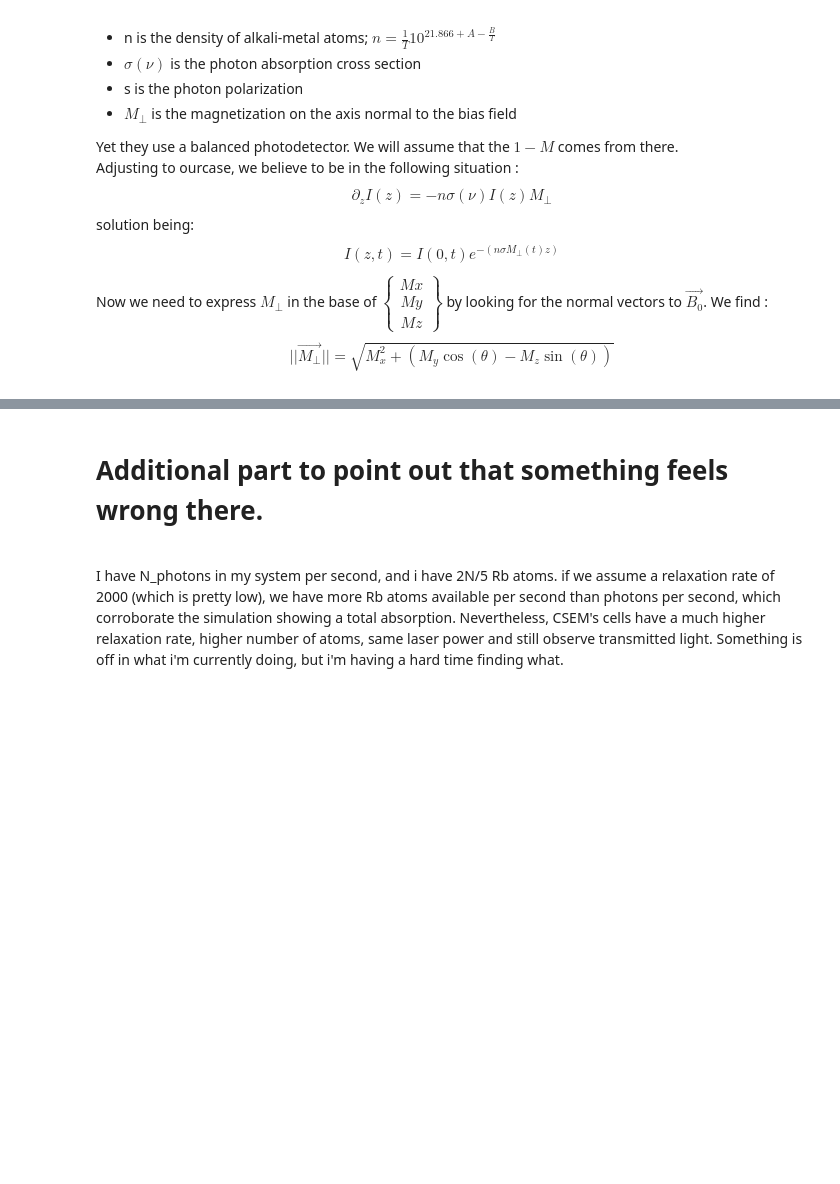
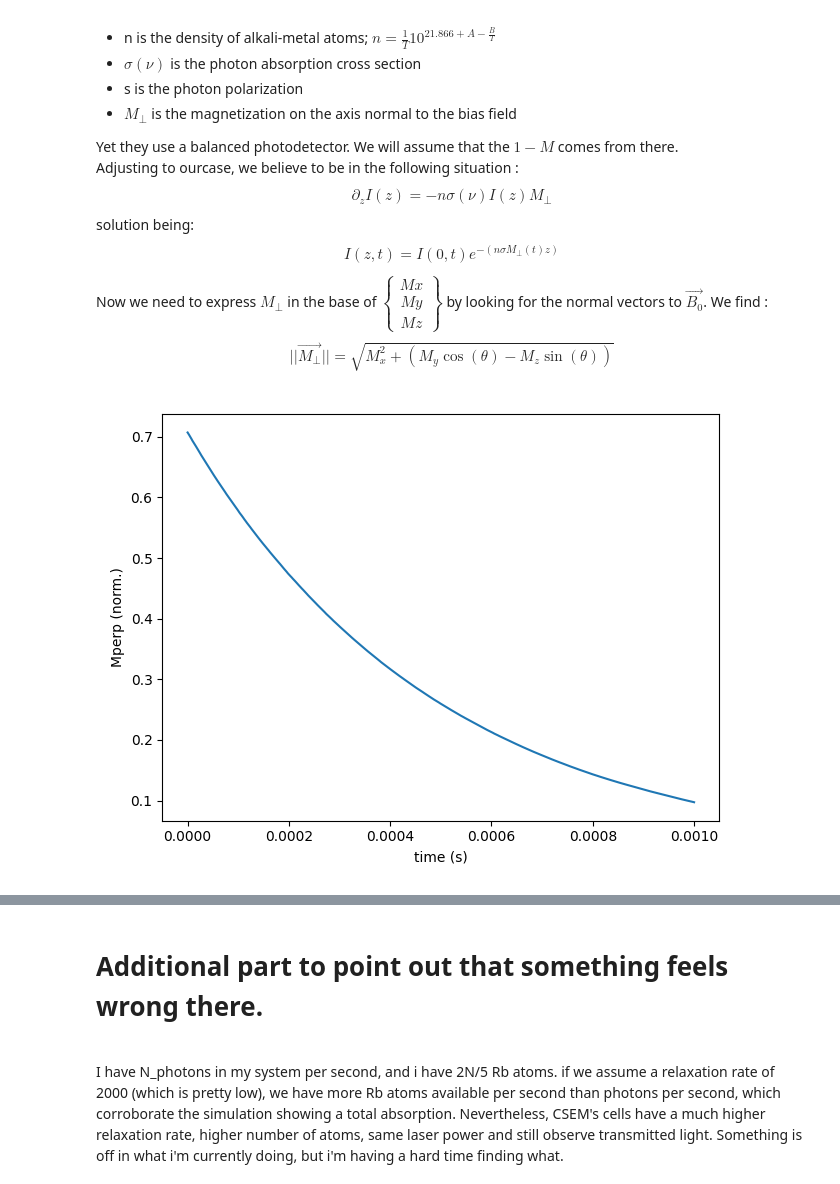
Before and after one commit to GuillaumeCLEMENT314/FHNW-, a Jupyter notebook: bloch_SOOPM.ipynb, the cells around one changed output, grey strips where cells are left out. Saved outputs shown, nothing was run; the diff lists cells and outputs as text; code cells hidden in the pictures; blank space fills up the shorter version.

```diff
--- a/bloch_SOOPM.ipynb
+++ b/bloch_SOOPM.ipynb
@@ -237,3 +339,12 @@ for i, My_t in enumerate(My):
+# %%
+fig,axes=plt.subplots()
+axes.plot(t,Mperp)
+axes.set_xlabel('time (s)')
+axes.set_ylabel('Mperp (norm.)')
+plt.tight_layout()
+plt.show()
+# %% [output]
+[figure, added]
 # %%
 R = 0.568 #A/W, for standard thorlabs Si photodiode
 
```
Also changed, not shown: parts of 10 cells of this notebook, 2 other files.
